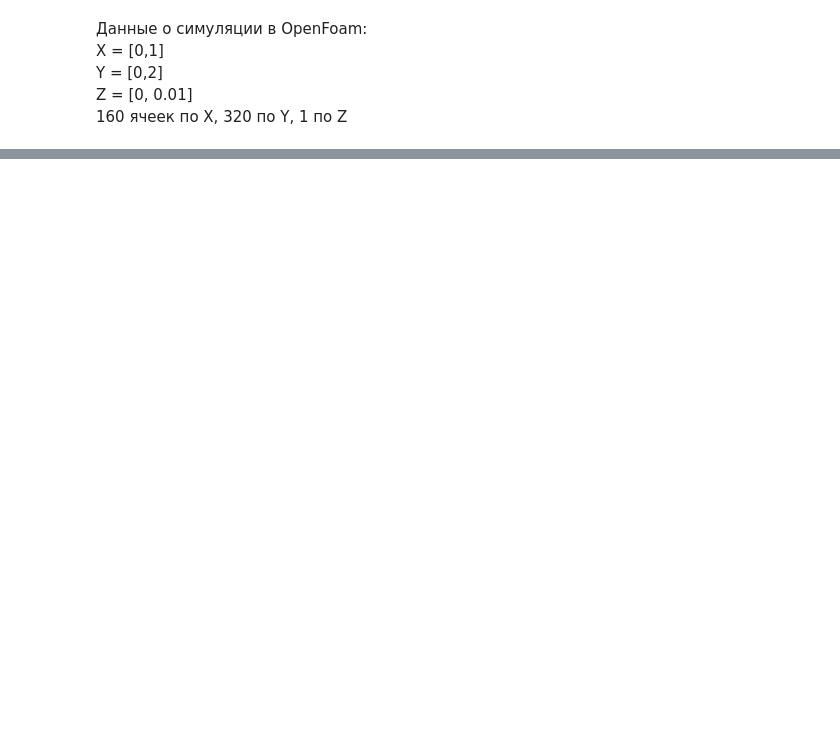
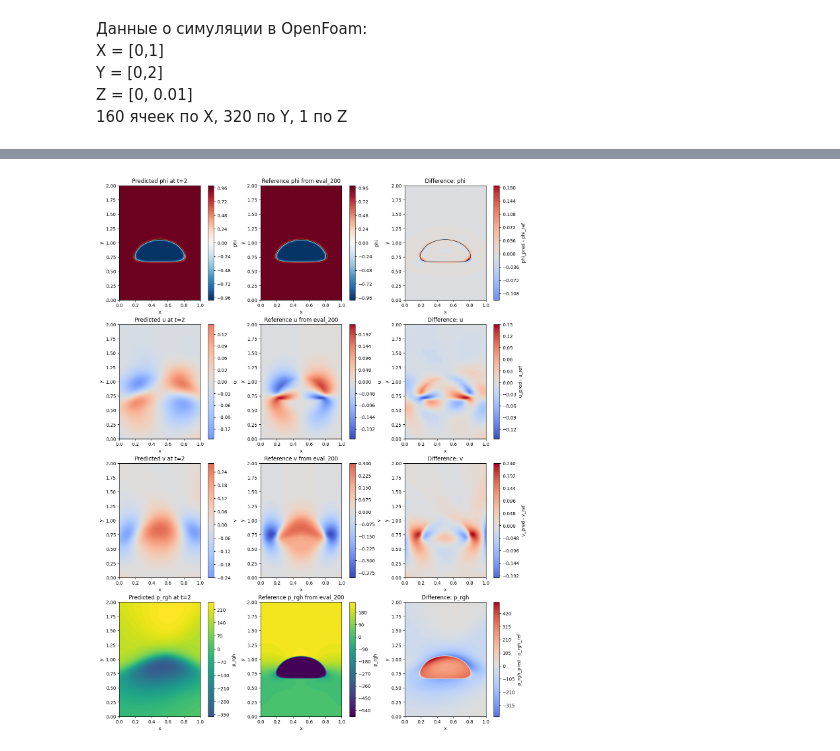
Before and after one commit to 6MIL9/diploma, a Jupyter notebook: Diploma.ipynb, the cells around one changed output, grey strips where cells are left out. Cells and saved outputs as stored; diff of their text form; code cells hidden in the pictures; blank space fills up the shorter version.

```diff
--- a/Diploma.ipynb
+++ b/Diploma.ipynb
@@ -348,2 +363,15 @@ save_checkpoint(model, FULL_CKPT_PATH, cfg.full_train_epochs, stage="full")
+# %%
+freeze_flow_only_trainable(model)
+opt = build_optimizer(model, lr=2e-5)
+
+pressure_history = train_pressure_refine_stage(
+    model,
+    opt,
+    epochs=100,
+)
+
+history = pressure_history
 # %%
-plot_eval_fields(model, t_val=2, s_eval=cfg.s_pretrain)
+plot_eval_fields(model, t_val=2, s_eval=cfg.s_full_end, include_pressure=True)
+# %% [output]
+[figure, added]
```
Also changed, not shown: parts of 12 cells of this notebook, 43 other files.
